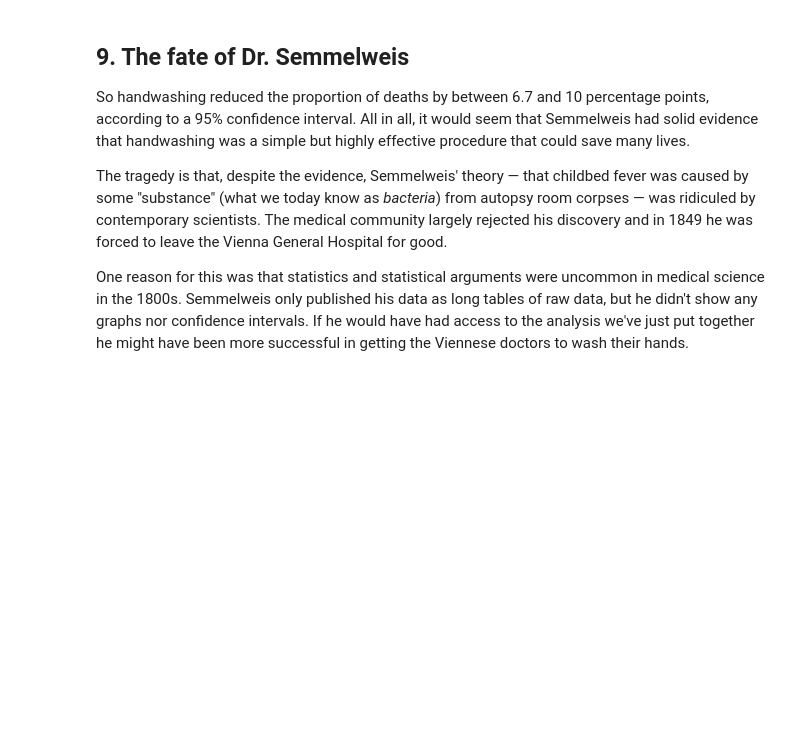
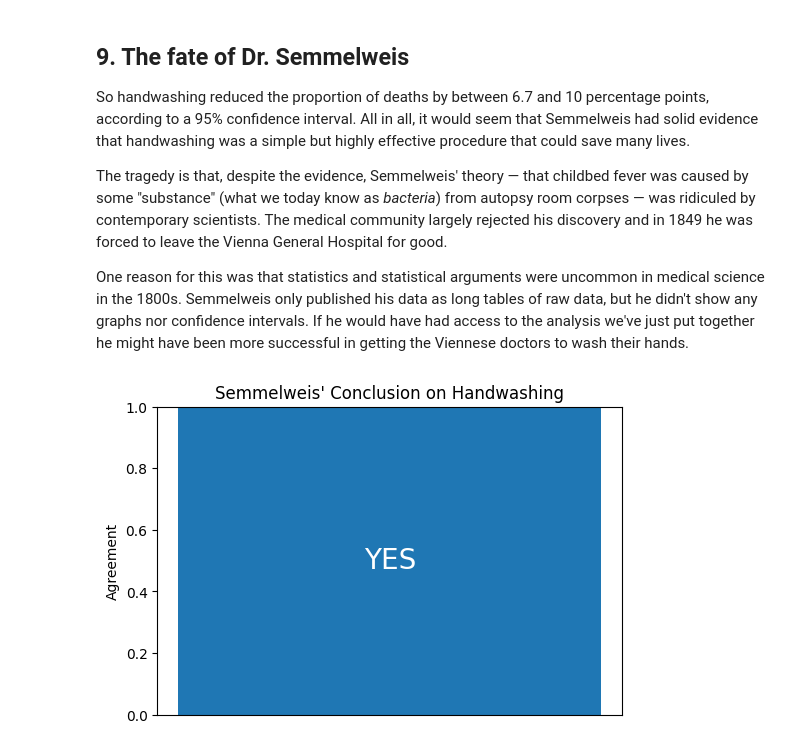
Before and after one commit to AlirezaZarrinmehr/API-Data-Extraction-and-Transformation-for-ERP-Integration, a Jupyter notebook: Washing_Away_Death_The_Statistical_Analysis_of_Dr_Semmelweis's_Fight_Against_Childbed_Fever.ipynb, the cells around one changed output. Drawn from its saved outputs; the diff is of its cells as text; code cells hidden in the pictures; blank space fills up the shorter version.

```diff
--- a/Washing_Away_Death_The_Statistical_Analysis_of_Dr_Semmelweis's_Fight_Against_Childbed_Fever.ipynb
+++ b/Washing_Away_Death_The_Statistical_Analysis_of_Dr_Semmelweis's_Fight_Against_Childbed_Fever.ipynb
@@ -178,0 +176,16 @@ doctors_should_wash_their_hands = False
+# %%
+# The data Semmelweis collected points to that:
+doctors_should_wash_their_hands = True
+
+# Plotting a simple visualization to represent this conclusion
+plt.figure(figsize=(6, 4))
+plt.bar(['Should Doctors Wash Their Hands?'], [doctors_should_wash_their_hands])
+plt.ylim(0, 1)
+plt.ylabel('Agreement')
+plt.title('Semmelweis\' Conclusion on Handwashing')
+plt.gca().axes.get_xaxis().set_ticks([]) # Remove x-axis ticks
+plt.text(0, 0.5, 'YES' if doctors_should_wash_their_hands else 'NO', ha='center', va='center', fontsize=20, color='white')
+
+plt.show()
+# %% [output]
+[figure, added]
```
Also changed, not shown: parts of 2 cells of this notebook.
